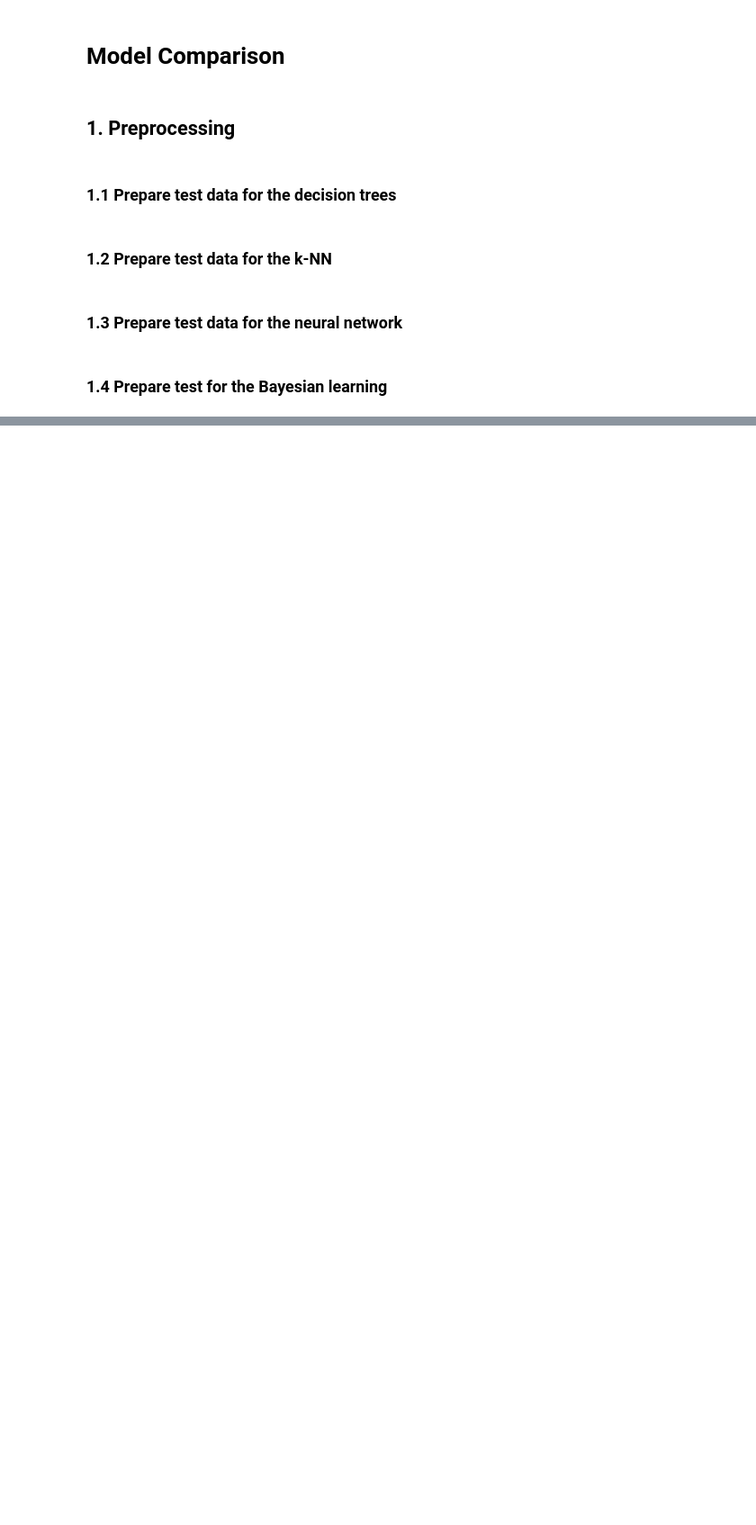
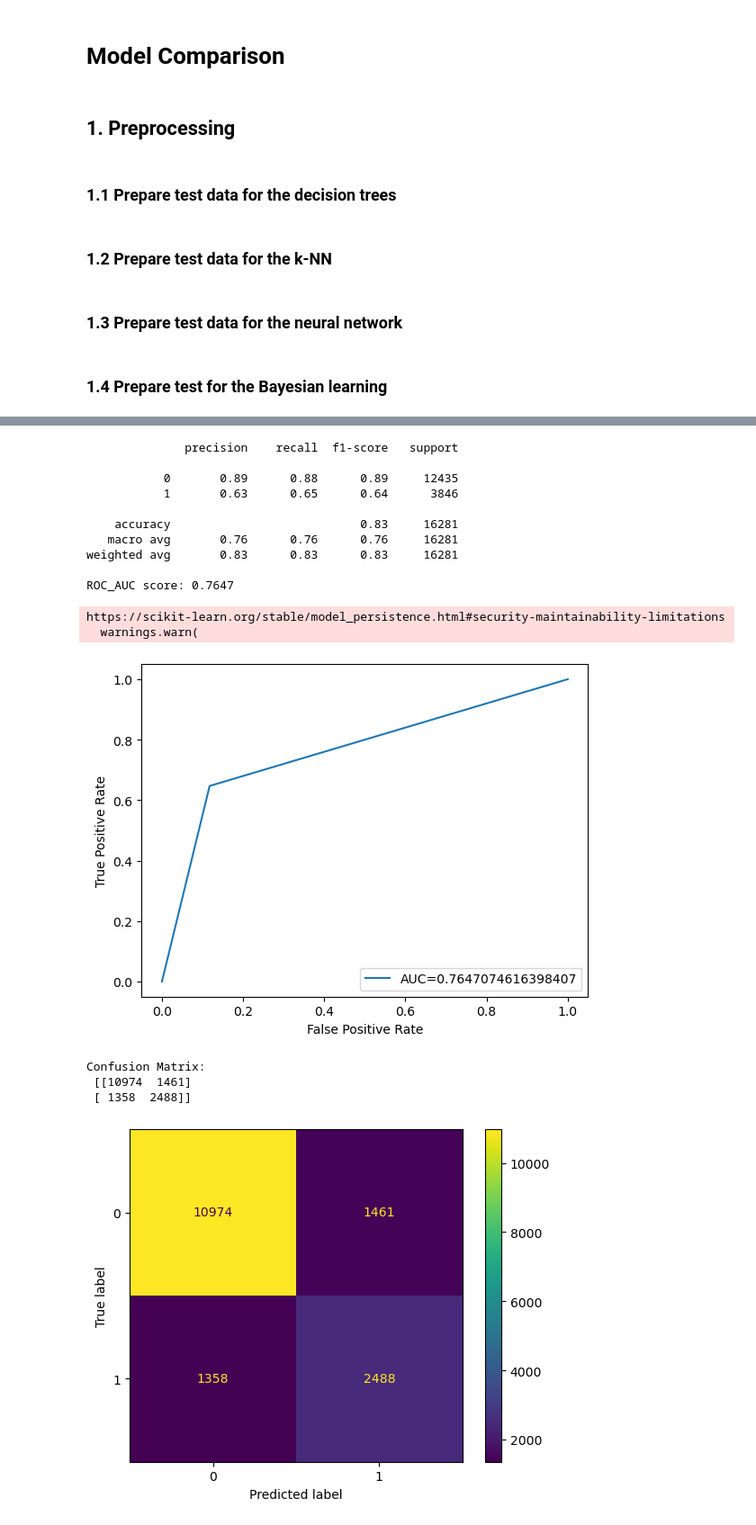
Before and after one commit to AlinZohari/ML-Adult, a Jupyter notebook: model_comparison.ipynb, the cells around one changed output, grey strips where cells are left out. Shown at 90% size. Drawn from its saved outputs; the diff is of its cells as text; code cells hidden in the pictures; blank space fills up the shorter version.

```diff
--- a/model_comparison.ipynb
+++ b/model_comparison.ipynb
@@ -166,0 +339,45 @@ y_test_nb = ys_test
+# %%
+# Load NB model
+nb_model = pickle.load(open('output/Bayes_Learning/BernoullilNaiveBayes.sav', 'rb'))
+
+# Make predictions on the testing data
+y_pred_test_nb = nb_model.predict(x_test_nb)
+
+# Evaluate the model
+print(classification_report(y_test_nb,y_pred_test_nb))
+auc = roc_auc_score(y_test_nb, y_pred_test_nb)  # ROC score
+print('ROC_AUC score: {:.4f}'.format(auc))
+
+#plotting roc curve
+fpr, tpr, _ = roc_curve(y_test_nb,y_pred_test_nb)
+plt.plot(fpr,tpr,label="AUC="+str(auc))
+plt.ylabel('True Positive Rate')
+plt.xlabel('False Positive Rate')
+plt.legend(loc=4)
+plt.show()
+
+#Confusion matrix
+cm = (confusion_matrix(y_test_nb,y_pred_test_nb))
+print('Confusion Matrix: \n', cm)
+#confusion matrix plot
+disp = ConfusionMatrixDisplay(cm)
+disp.plot()
+plt.show()
+# %% [output]
+              precision    recall  f1-score   support
+
+           0       0.89      0.88      0.89     12435
+           1       0.63      0.65      0.64      3846
+
+    accuracy                           0.83     16281
+   macro avg       0.76      0.76      0.76     16281
+weighted avg       0.83      0.83      0.83     16281
+
+ROC_AUC score: 0.7647
+https://scikit-learn.org/stable/model_persistence.html#security-maintainability-limitations
+  warnings.warn(
+[figure, added]
+Confusion Matrix:
+ [[10974  1461]
+ [ 1358  2488]]
+[figure, added]
```
Also changed, not shown: parts of 11 cells of this notebook, 1 other file.
